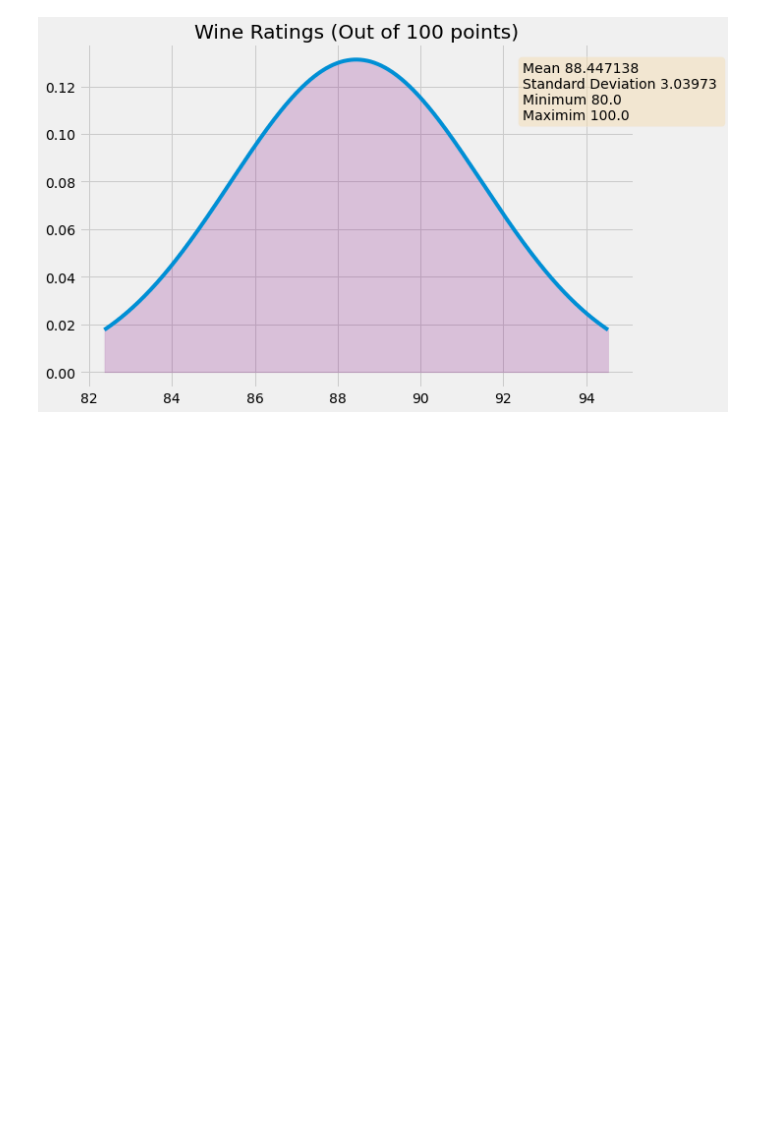
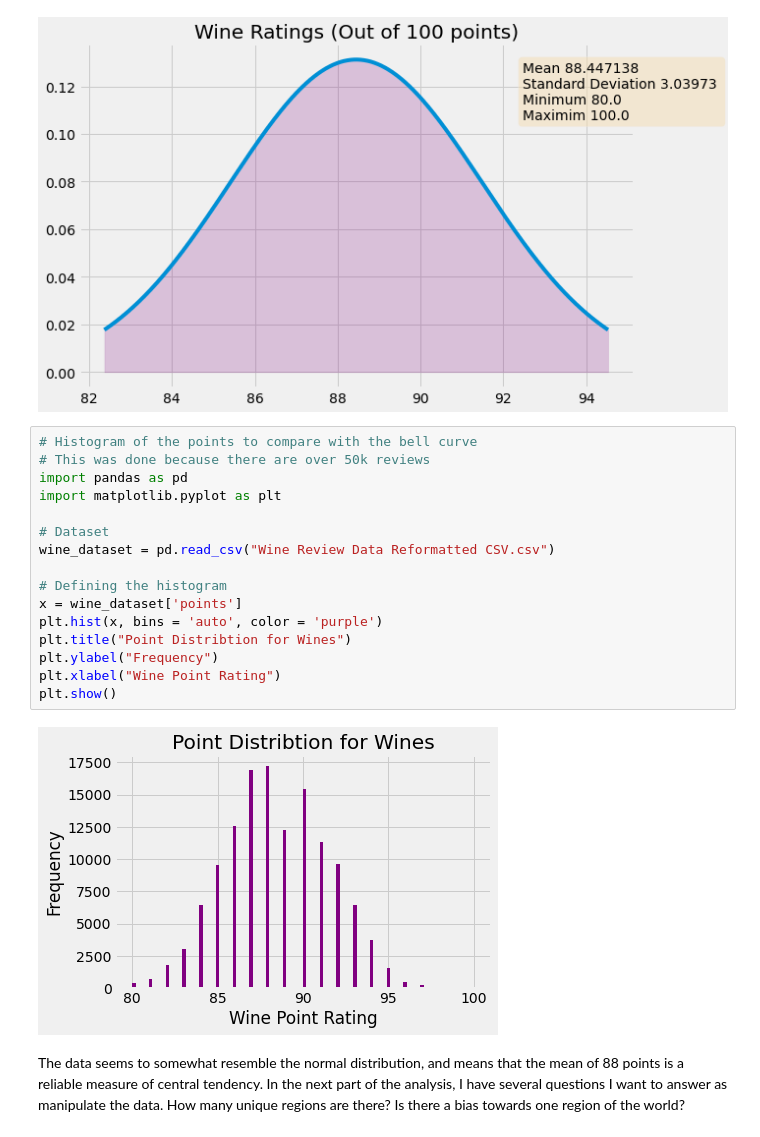
Before and after one commit to RAStoneroadII/Wine_Review_EDA, a Jupyter notebook: Wine_Review_EDA.ipynb, the cells around one changed output. Drawn from its saved outputs; the diff is of its cells as text; blank space fills up the shorter version.

```diff
--- a/Wine_Review_EDA.ipynb
+++ b/Wine_Review_EDA.ipynb
@@ -204,3 +236,23 @@ plt.style.use('fivethirtyeight')
 plt.show()
 # %% [output]
 [figure]
+# %%
+# Histogram of the points to compare with the bell curve
+# This was done because there are over 50k reviews
+import pandas as pd
+import matplotlib.pyplot as plt
+
+# Dataset
+wine_dataset = pd.read_csv("Wine Review Data Reformatted CSV.csv")
+
+# Defining the histogram
+x = wine_dataset['points']
+plt.hist(x, bins = 'auto', color = 'purple')
+plt.title("Point Distribtion for Wines")
+plt.ylabel("Frequency")
+plt.xlabel("Wine Point Rating")
+plt.show()
+# %% [output]
+[figure, added]
+# %% [markdown]
+The data seems to somewhat resemble the normal distribution, and means that the mean of 88 points is a reliable measure of central tendency. In the next part of the analysis, I have several questions I want to answer as manipulate the data. How many unique regions are there? Is there a bias towards one region of the world?
```
Also changed, not shown: parts of 5 cells of this notebook.
